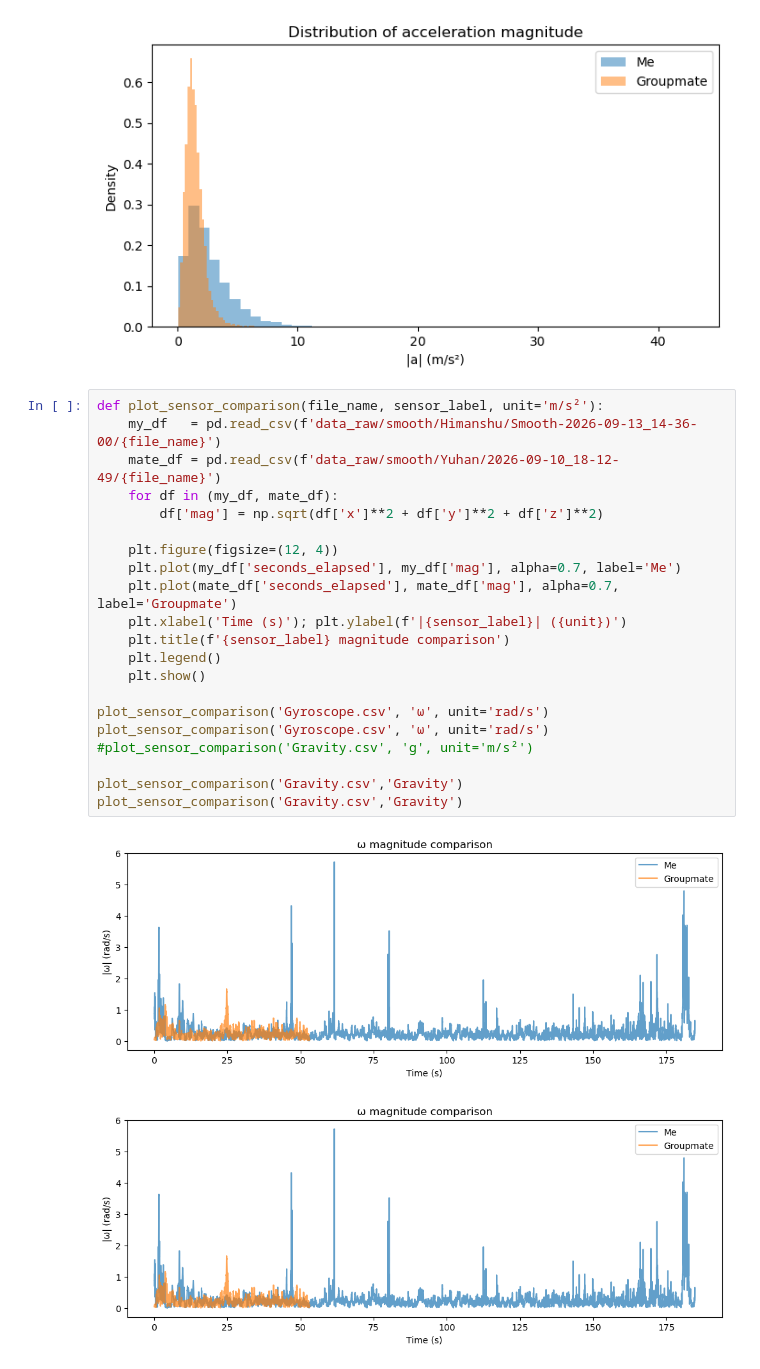
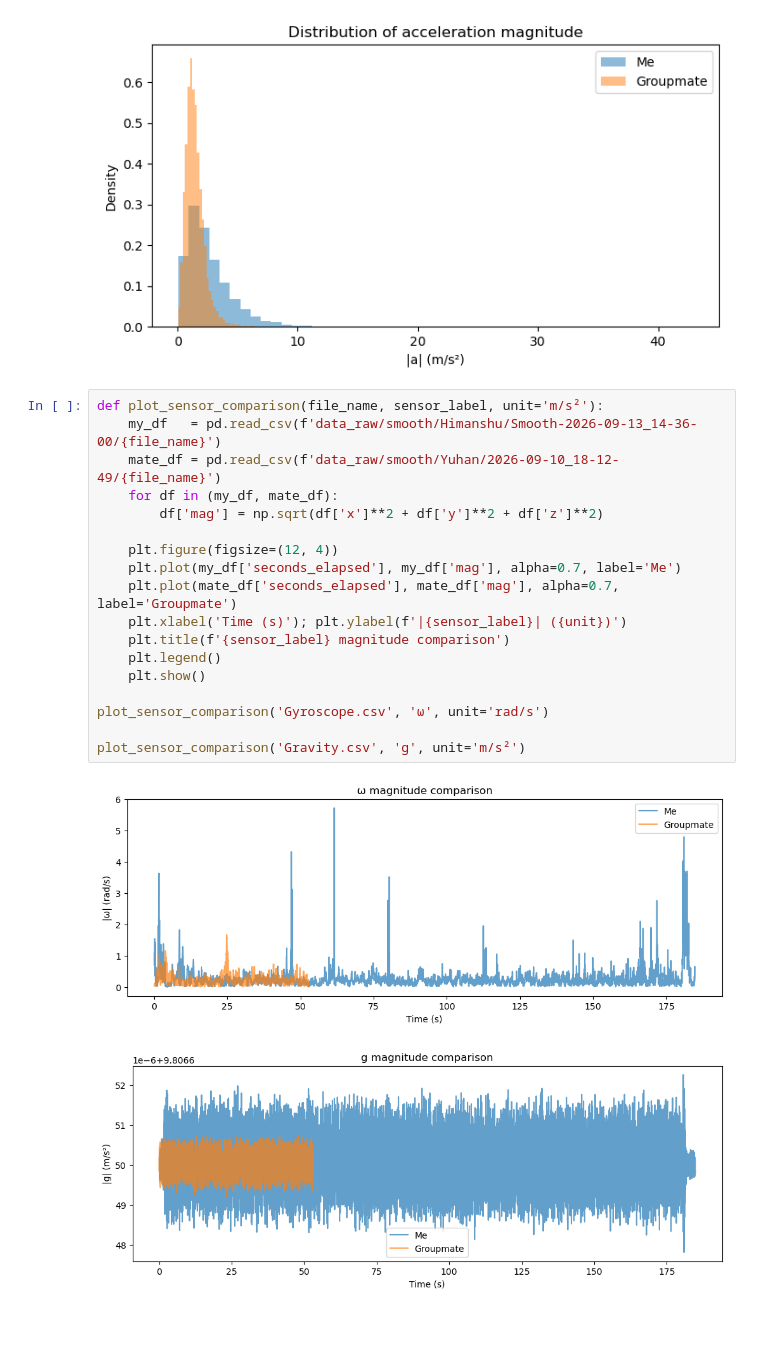
Before and after one commit to HeKaY-boy/bike-lane-quality-assessment, a Jupyter notebook: Smooth_data_Notebook.ipynb, the cells around one changed output. Drawn from its saved outputs; the diff is of its cells as text; blank space fills up the shorter version.

```diff
--- a/Notebook.ipynb
+++ b/Smooth_data_Notebook.ipynb
@@ -61,24 +61,21 @@ plt.show()
 # %%
 def plot_sensor_comparison(file_name, sensor_label, unit='m/s²'):
     my_df   = pd.read_csv(f'data_raw/smooth/Himanshu/Smooth-2026-09-13_14-36-00/{file_name}')
     mate_df = pd.read_csv(f'data_raw/smooth/Yuhan/2026-09-10_18-12-49/{file_name}')
     for df in (my_df, mate_df):
         df['mag'] = np.sqrt(df['x']**2 + df['y']**2 + df['z']**2)
 
     plt.figure(figsize=(12, 4))
     plt.plot(my_df['seconds_elapsed'], my_df['mag'], alpha=0.7, label='Me')
     plt.plot(mate_df['seconds_elapsed'], mate_df['mag'], alpha=0.7, label='Groupmate')
     plt.xlabel('Time (s)'); plt.ylabel(f'|{sensor_label}| ({unit})')
     plt.title(f'{sensor_label} magnitude comparison')
     plt.legend()
     plt.show()
 
 plot_sensor_comparison('Gyroscope.csv', 'ω', unit='rad/s')
-plot_sensor_comparison('Gyroscope.csv', 'ω', unit='rad/s')
-#plot_sensor_comparison('Gravity.csv', 'g', unit='m/s²')
 
-plot_sensor_comparison('Gravity.csv','Gravity')
-plot_sensor_comparison('Gravity.csv','Gravity')
+plot_sensor_comparison('Gravity.csv', 'g', unit='m/s²')
 # %% [output]
 [figure]
-[figure, old version]
+[figure, new version]
```
Also changed, not shown: parts of 1 cell of this notebook, 1 other file.
